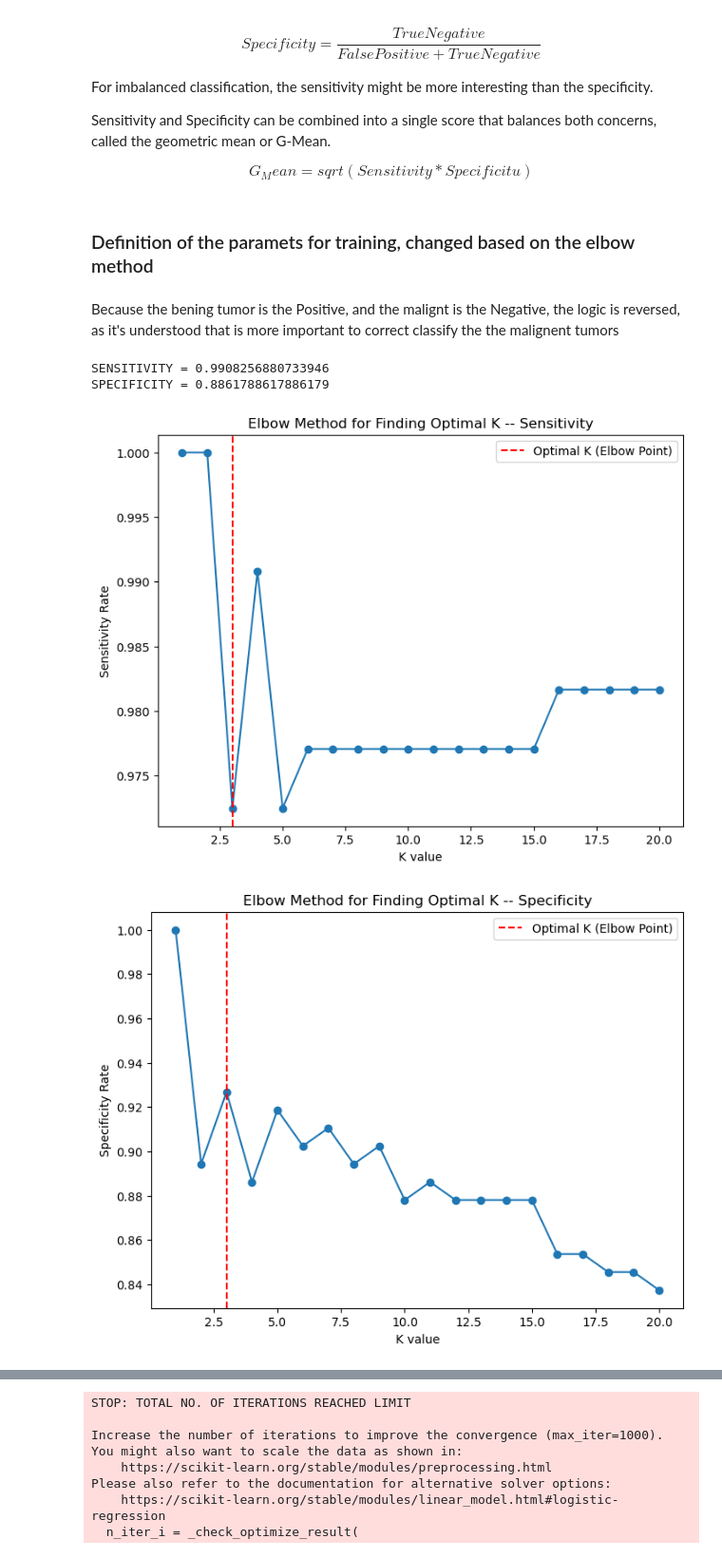
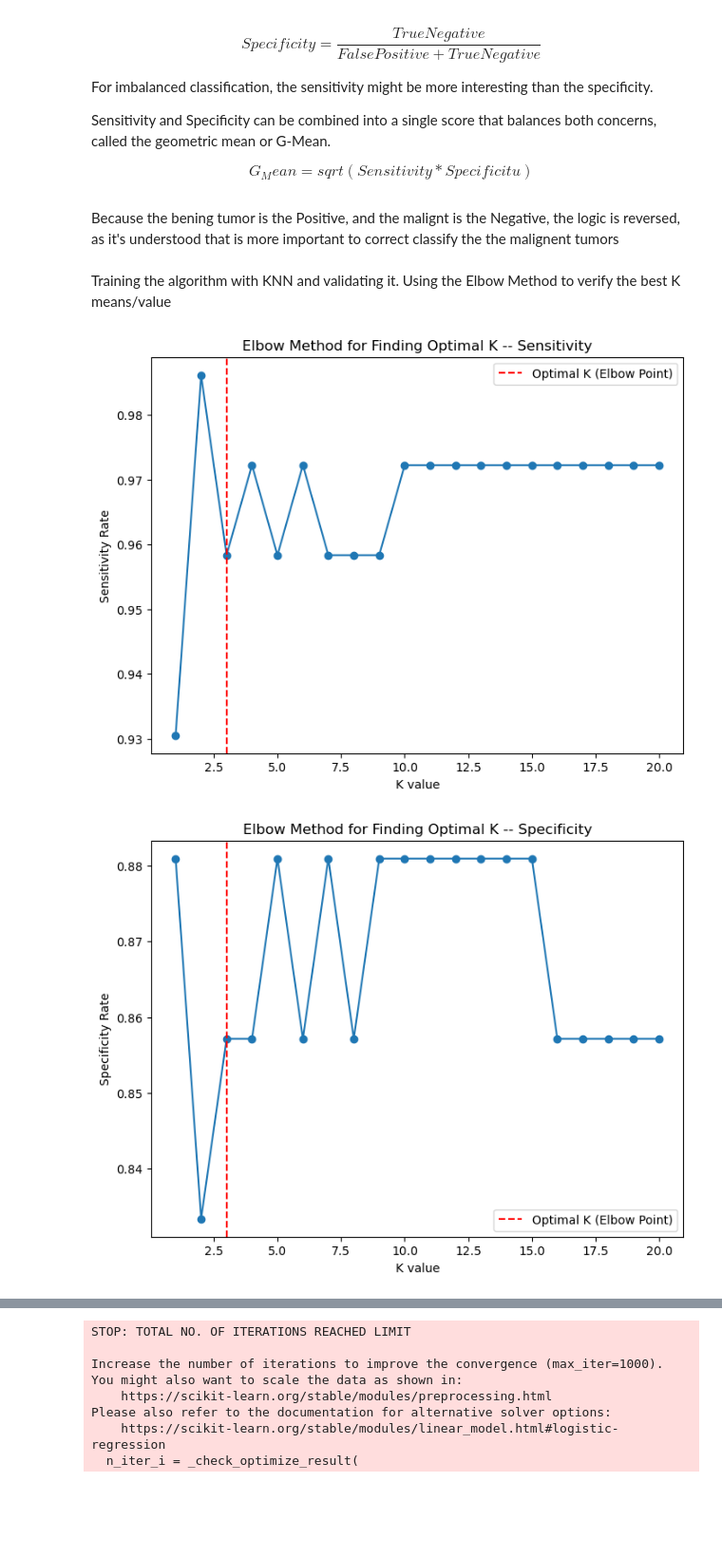
Before and after one commit to Stuepp/Breast-Cancer-Detection-Challange, a Jupyter notebook: Breast-Cancer-Detection.ipynb, the cells around one changed output, grey strips where cells are left out. Shown at 95% size. Saved outputs shown, nothing was run; the diff lists cells and outputs as text; code cells hidden in the pictures; blank space fills up the shorter version.

Commit message:
Fixing the metrics, properly using the splited 3 datasets

```diff
--- a/Breast-Cancer-Detection.ipynb
+++ b/Breast-Cancer-Detection.ipynb
@@ -172,40 +172,11 @@ Sensitivity and Specificity can be combined into a single score that balances bo
 $$
 G_Mean = sqrt(Sensitivity * Specificitu)
 $$
-# %% [markdown]
-### Definition of the paramets for training, changed based on the elbow method
 # %% [markdown]
 Because the bening tumor is the Positive, and the malignt is the Negative, the logic is reversed, as it's understood that is more important to correct classify the the malignent tumors
-# %%
-# definindo parametros do treinamento
-k = 4
-knn_classifier = KNeighborsClassifier( n_neighbors = k )
-
-# treinamento do algoritmo
-knn_classifier.fit( x_train, y_train )
-
-y_pred = knn_classifier.predict(x_train)
-
-cm = mt.confusion_matrix(y_train,y_pred)
-
-TP = cm[0][0] # true benign tumor
-FN = cm[0][1] # false benign tumor
-TN = cm[1][1] # true malignt tumor
-FP = cm[1][0] # false malignt tumor
-
-SENSITIVITY = TP / (TP + FN)
-
-SPECIFICITY = TN / (FP + TN)
-
-print(f'SENSITIVITY = {SENSITIVITY}') # Is checkign the TRUE BENIGN TUMOR
-print(f'SPECIFICITY = {SPECIFICITY}') # Is checkign the TRUE MALIGNT TUMOR
-
-#recall = mt.recall_score(y_train, y_pred)
-
-#print(f'reacll = ;{recall}')
-# %% [output]
-SENSITIVITY = 0.9908256880733946
-SPECIFICITY = 0.8861788617886179
+# %% [markdown]
+Training the algorithm with KNN and validating it.
+Using the Elbow Method to verify the best K means/value
 # %%
 # definindo parametros do treinamento
 
@@ -217,41 +188,42 @@ specificity_rates = []
 for k in k_values:
   knn_classifier = KNeighborsClassifier( n_neighbors = k )
 
-  # treinamento do algoritmo
+  # Training the algorithm with trhe training set
   knn_classifier.fit( x_train, y_train )
 
-  y_pred = knn_classifier.predict(x_train)
+  # Now using the validation set to verify the results of the training
+  y_pred = knn_classifier.predict(x_validate)
 
-  cm = mt.confusion_matrix(y_train,y_pred)
+  cm = mt.confusion_matrix(y_validate,y_pred)
 
   TP = cm[0][0] # true benign tumor
   FN = cm[0][1] # false benign tumor
   TN = cm[1][1] # true malignt tumor
   FP = cm[1][0] # false malignt tumor
 
   SENSITIVITY = TP / (TP + FN)
   SPECIFICITY = TN / (FP + TN)
   sensitivity_rates.append(SENSITIVITY)
   specificity_rates.append(SPECIFICITY)
 
 plt.figure(figsize=(8,6))
 plt.plot(k_values, sensitivity_rates, marker='o')
 plt.xlabel('K value')
 plt.ylabel('Sensitivity Rate')
 plt.title('Elbow Method for Finding Optimal K -- Sensitivity')
 plt.axvline(x=3, linestyle='--', color='red', label='Optimal K (Elbow Point)')
 plt.legend()
 plt.show()
 
 plt.figure(figsize=(8,6))
 plt.plot(k_values, specificity_rates, marker='o')
 plt.xlabel('K value')
 plt.ylabel('Specificity Rate')
 plt.title('Elbow Method for Finding Optimal K -- Specificity')
 plt.axvline(x=3, linestyle='--', color='red', label='Optimal K (Elbow Point)')
 plt.legend()
 plt.show()
 # %% [output]
-[figure, old version]
+[figure, new version]
-[figure, old version]
+[figure, new version]
 # %% [markdown]
```
Also changed, not shown: parts of 34 cells of this notebook.
